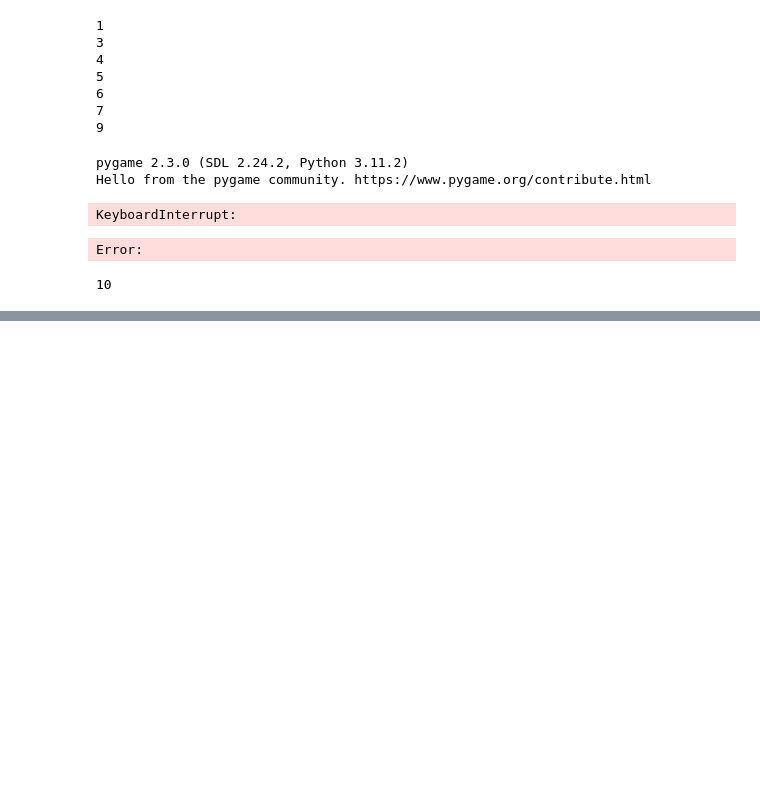
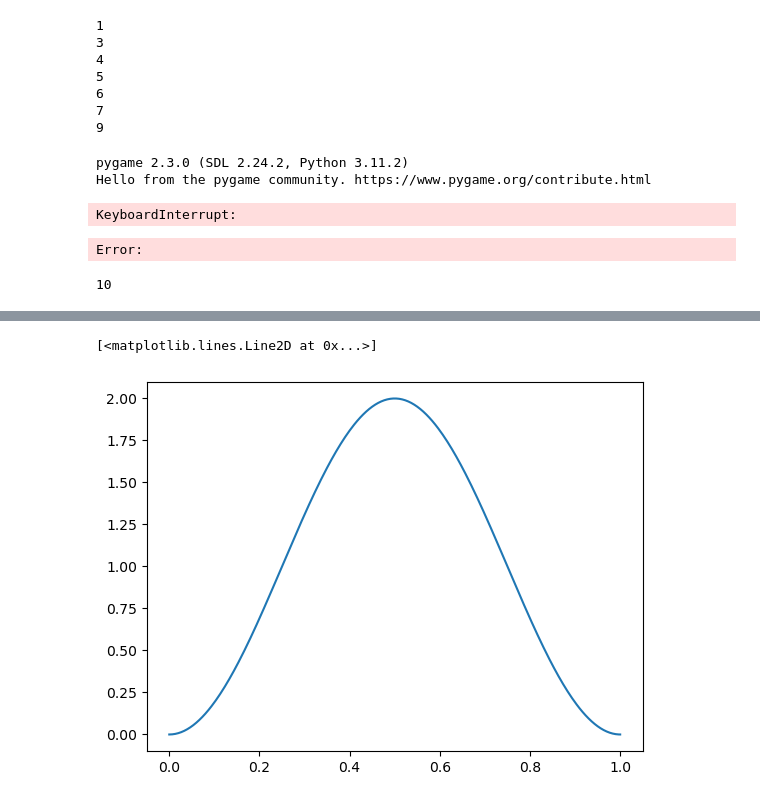
Before and after one commit to Paragon1997/Repository2023, a Jupyter notebook: main.ipynb, the cells around one changed output, grey strips where cells are left out. Saved outputs shown, nothing was run; the diff lists cells and outputs as text; code cells hidden in the pictures; blank space fills up the shorter version.

```diff
--- a/main.ipynb
+++ b/main.ipynb
@@ -374,0 +562,22 @@ overlap_area([ 2, -9, 11, 5 ], [ 5, -11, 2, 9 ])
+# %%
+psi = np.zeros([Nt,Nx])
+psi[0] = psi0
+
+@numba.jit("c16[:,:](c16[:,:])", nopython=True, nogil=True)
+def compute_psi(psi):
+    for t in range(0, Nt-1):
+        for i in range(1, Nx-1):
+            psi[t+1][i] = psi[t][i] + 1j/2 * dt/dx**2 * (psi[t][i+1] - 2*psi[t][i] + psi[t][i-1]) - 1j*dt*V[i]*psi[t][i]
+
+        normal = np.sum(np.absolute(psi[t+1])**2)*dx
+        for i in range(1, Nx-1):
+            psi[t+1][i] = psi[t+1][i]/normal
+
+    return psi
+
+psi_m1 = compute_psi(psi.astype(complex))
+
+plt.plot(x, np.absolute(psi_m1[0])**2)
+# %% [output]
+[<matplotlib.lines.Line2D at 0x...>]
+[figure, added]
```
Also changed, not shown: parts of 4 cells of this notebook, 25 other files.
